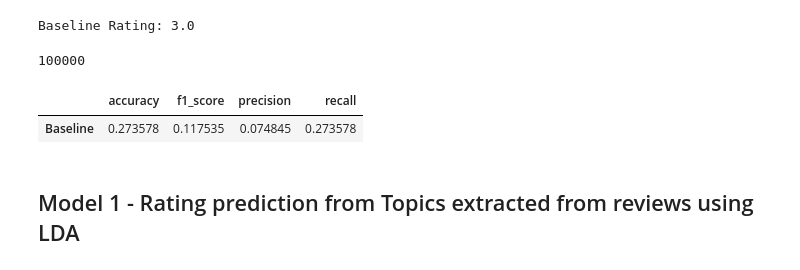
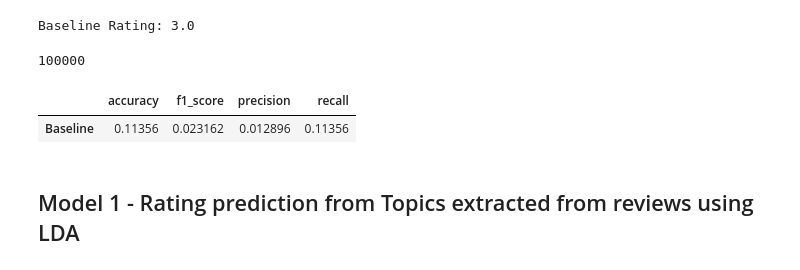
Before and after one commit to piyushghai/Yelp-Dataset-Analysis, a Jupyter notebook: yelp_rating_pred.ipynb, the cells around one changed output. Saved outputs shown, nothing was run; the diff lists cells and outputs as text; code cells hidden in the pictures.

Commit message:
Added Model 1 - Rating prediction from Topics extracted from reviews using LDA final code

```diff
--- a/yelp_rating_pred.ipynb
+++ b/yelp_rating_pred.ipynb
@@ -126,22 +126,22 @@ len(review_data)
 # %% [output]
 100000
 # %%
-precision = metrics.precision_score(resto_review.stars_review, resto_review.predicted_rating)
-recall = metrics.recall_score(resto_review.stars_review, resto_review.predicted_rating)
-f1 = metrics.f1_score(resto_review.stars_review, resto_review.predicted_rating)
-accuracy = accuracy_score(resto_review.stars_review, resto_review.predicted_rating)
+precision = metrics.precision_score(review_data.stars_review, review_data.predicted_rating)
+recall = metrics.recall_score(review_data.stars_review, review_data.predicted_rating)
+f1 = metrics.f1_score(review_data.stars_review, review_data.predicted_rating)
+accuracy = accuracy_score(review_data.stars_review, review_data.predicted_rating)
 
 baselineResult = {}
 
 data = {'precision':precision,
         'recall':recall,
         'f1_score':f1,
         'accuracy':accuracy}
 
 baselineResult['Baseline'] = data
 pd.DataFrame(baselineResult).T
 # %% [output]
 |  | accuracy | f1_score | precision | recall |
-| Baseline | 0.273578 | 0.117535 | 0.074845 | 0.273578 |
+| Baseline | 0.11356 | 0.023162 | 0.012896 | 0.11356 |
 # %% [markdown]
 ## Model 1 - Rating prediction from Topics extracted from reviews using LDA
```
Also changed, not shown: parts of 54 cells of this notebook.
